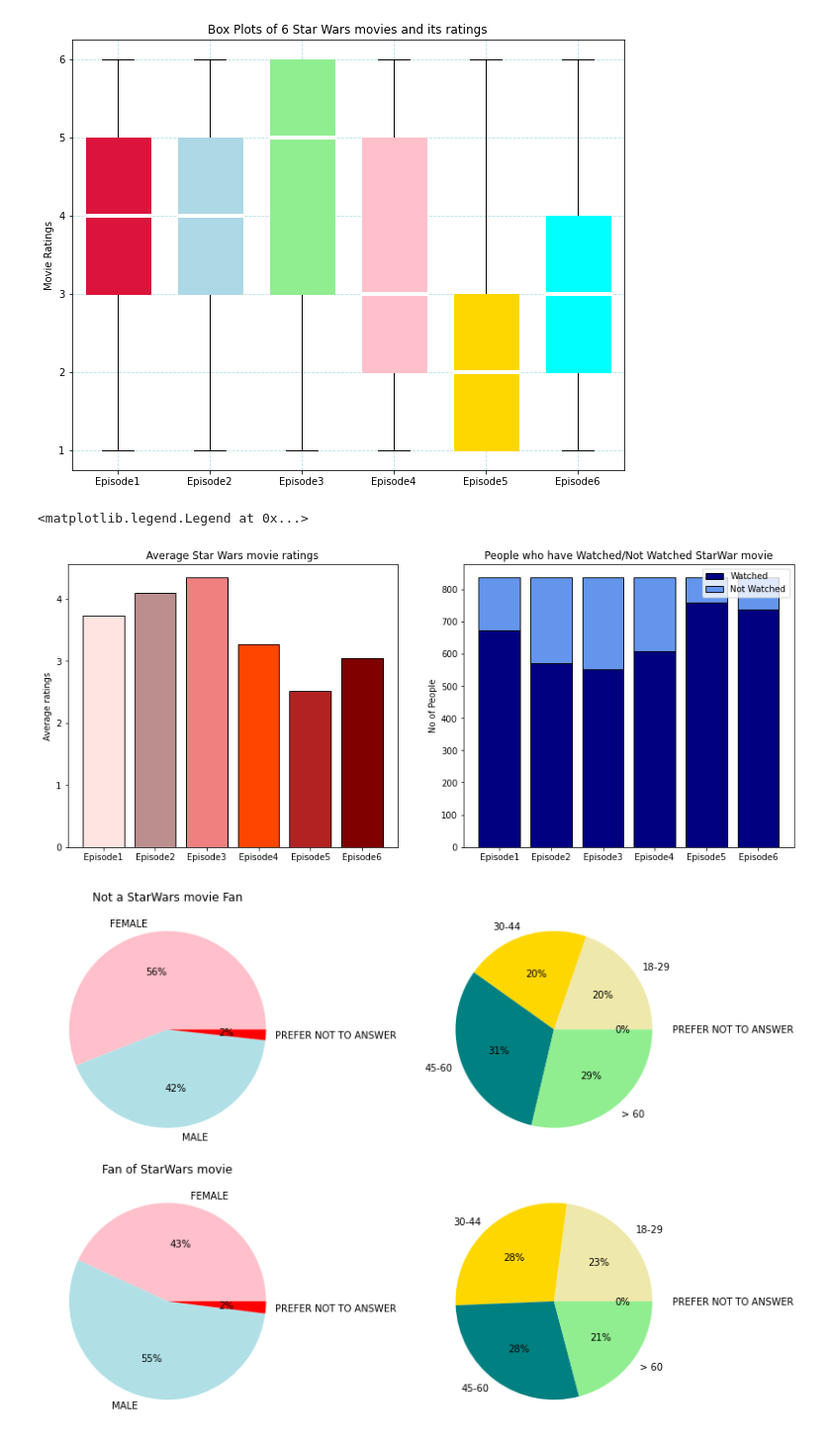
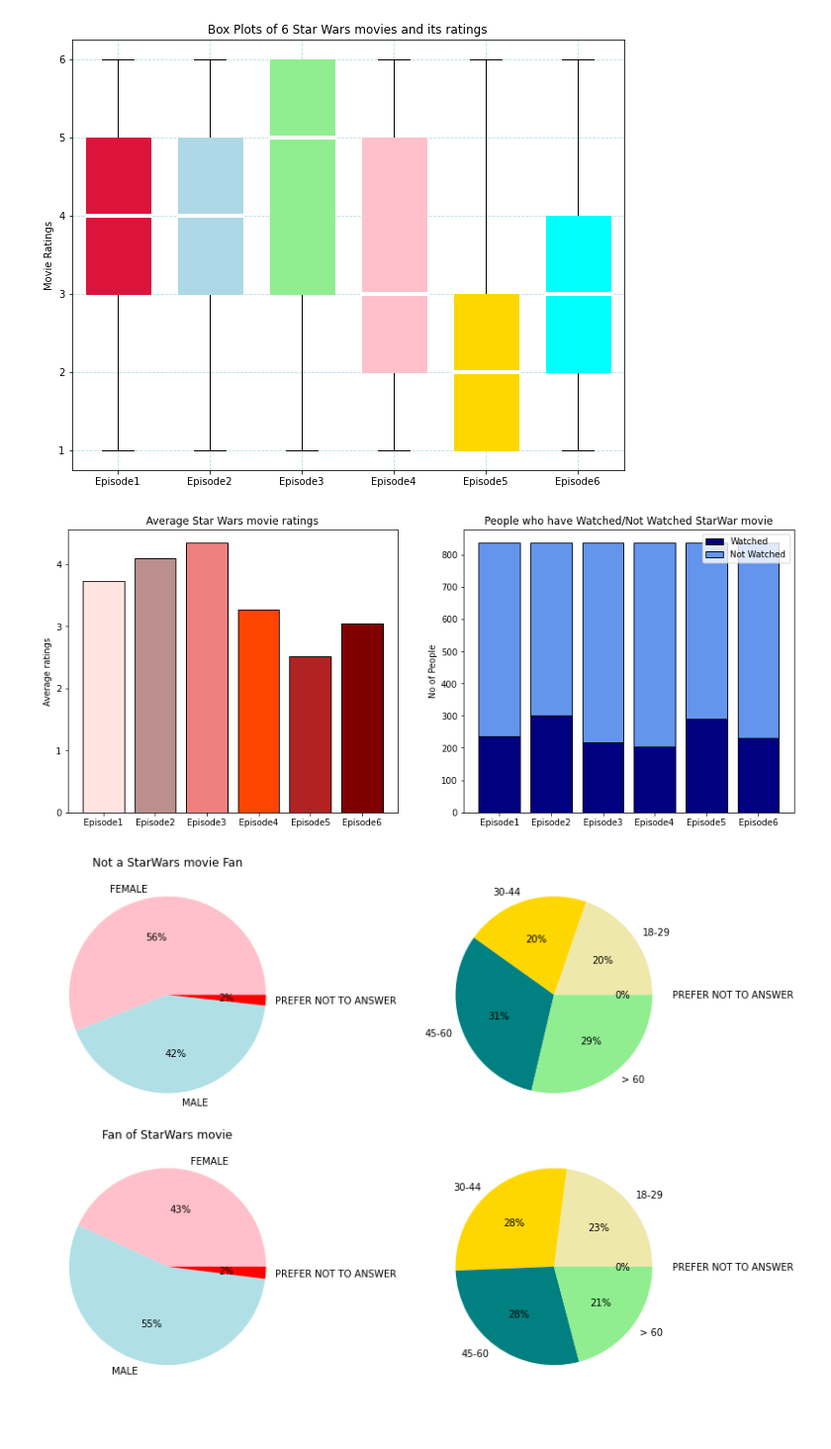
Before and after one commit to khushbuupatel/StarWarsEDA, a Jupyter notebook: Assignment1.ipynb, the cells around one changed output. Shown: that part at 99% size. Cells and saved outputs as stored; diff of their text form; code cells hidden in the pictures.

```diff
--- a/Assignment1.ipynb
+++ b/Assignment1.ipynb
@@ -152,8 +144,8 @@ for column in columns_tofillna:
 # //////2.1
 
 movie_rating_df = pd.DataFrame()
-for single_movie in movie:
-    movie_rating_df[single_movie] = watched_movie_df.sort_values((rank_col,single_movie))[(rank_col, single_movie)].value_counts(sort=False)
+for single_movie in rank_cols:
+    movie_rating_df[single_movie] = watched_movie_df.sort_values(single_movie)[single_movie].value_counts(sort=False)
 
 fig, axes = plt.subplots(1, 1, figsize=(14, 7), dpi=100)
 
@@ -210,8 +202,8 @@ plt.grid()
 [figure]
 # %%
 average_rating_array = np.array([])
-for single_movie in movie:
-    average_rating_array = np.append(average_rating_array,watched_movie_df[(rank_col, single_movie)].mean())
+for single_movie in rank_cols:
+    average_rating_array = np.append(average_rating_array,watched_movie_df[single_movie].mean())
 
 colors = ['crimson','lightblue','lightgreen','pink', 'gold', 'cyan']
 
@@ -245,33 +237,33 @@ plt.show()
 # %%
 # Task 2.2: Relationships between columns
 
 # Relationship between 'Rank the movies' column and 'Select the movies that you have seen'
 
 average_rating_array = np.array([])
 watched_movie_count = np.array([])
 notwatched_movie_count = np.array([])
 
-for single_movie in movie:
-    average_rating_array = np.append(average_rating_array,watched_movie_df[(rank_col, single_movie)].mean())
-    watch_count = max(watched_movie_df[(which_seen_col, single_movie)].value_counts(dropna=False))
+for single_movie in rank_cols:
+    average_rating_array = np.append(average_rating_array,watched_movie_df[single_movie].mean())
+    watch_count = max(watched_movie_df[single_movie].value_counts(dropna=False))
     watched_movie_count = np.append(watched_movie_count, watch_count)
     notwatched_movie_count = np.append(notwatched_movie_count, len(watched_movie_df) - watch_count)
 
 colors = ['mistyrose', 'rosybrown','lightcoral','orangered','firebrick', 'maroon']
 
 fig, axes = plt.subplots(1, 2, figsize=(15, 6))
 axes[0].bar(x_labels, pd.Series(average_rating_array),label= [movie[i] for i in range(len(movie))], color=colors, edgecolor='black')
 axes[0].set_title("Average Star Wars movie ratings")
 axes[0].set_ylabel("Average ratings")
 
 axes[1].bar(x_labels, pd.Series(watched_movie_count),label= 'Watched', color='navy', edgecolor='black')
 axes[1].bar(x_labels, pd.Series(notwatched_movie_count),label= 'Not Watched', bottom=watched_movie_count,color='cornflowerblue', edgecolor='black')
 axes[1].set_title("People who have Watched/Not Watched StarWar movie")
 axes[1].set_ylabel("No of People")
 plt.legend()
+plt.show()
 # %% [output]
-<matplotlib.legend.Legend at 0x...>
-[figure, old version]
+[figure, new version]
 # %%
 # Relation between 'Are you a fan of starwars movie' and 'Gender' & 'Age' column
 
```
Also changed, not shown: parts of 11 cells of this notebook.
